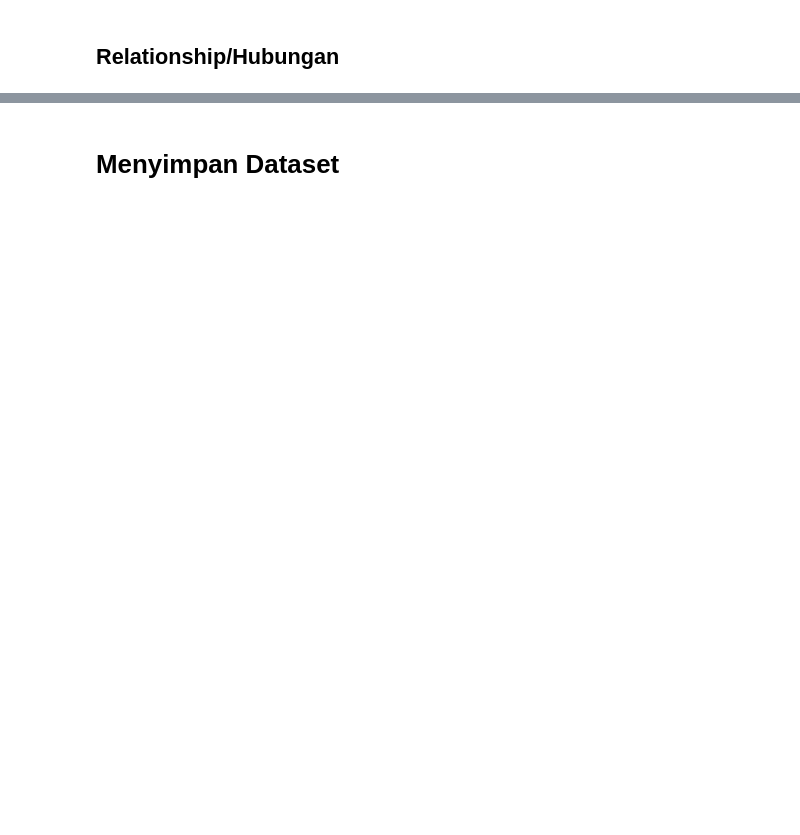
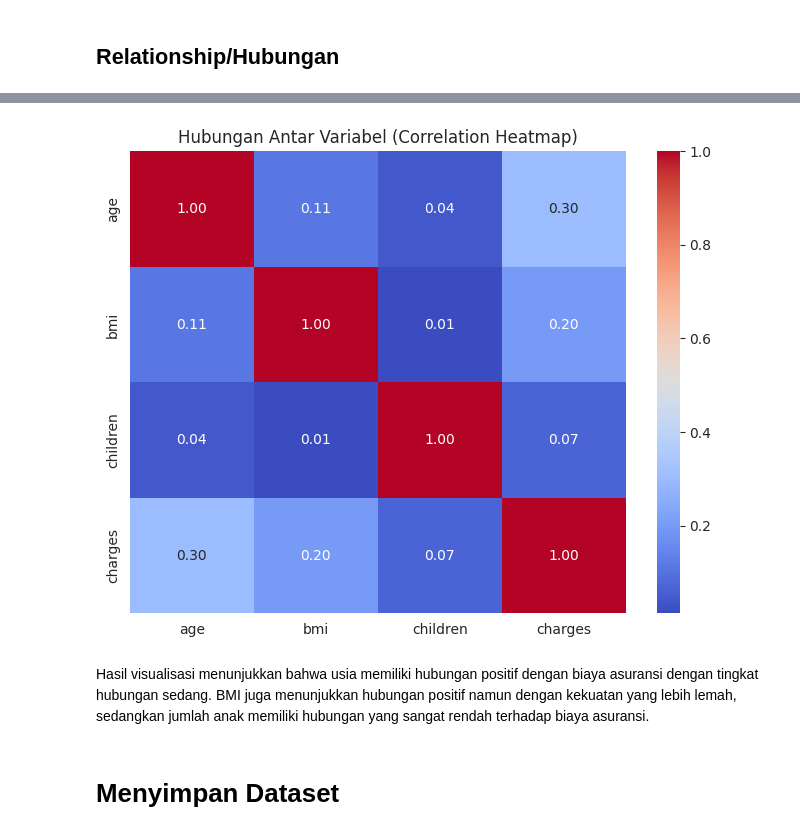
Before and after one commit to nbilaftrnii/CheckPoint-Analitik-Visualisasi-Data, a Jupyter notebook: CheckPoint 2/CheckPoint_2_Nabila_F.ipynb, the cells around one changed output, grey strips where cells are left out. Saved outputs shown, nothing was run; the diff lists cells and outputs as text; code cells hidden in the pictures; blank space fills up the shorter version.

```diff
--- a/CheckPoint 2/CheckPoint_2_Nabila_F.ipynb
+++ b/CheckPoint 2/CheckPoint_2_Nabila_F.ipynb
@@ -418,3 +520,19 @@ Scatter plot menunjukkan adanya hubungan positif antara usia dan biaya asuransi,
+# %%
+plt.figure(figsize=(8,6))
+
+numeric_df = df[['age', 'bmi', 'children', 'charges']]
+
+sns.heatmap(numeric_df.corr(),
+            annot=True,
+            cmap='coolwarm',
+            fmt=".2f")
+
+plt.title('Hubungan Antar Variabel (Correlation Heatmap)')
+plt.show()
+# %% [output]
+[figure, added]
+# %% [markdown]
+Hasil visualisasi menunjukkan bahwa usia memiliki hubungan positif dengan biaya asuransi dengan tingkat hubungan sedang. BMI juga menunjukkan hubungan positif namun dengan kekuatan yang lebih lemah, sedangkan jumlah anak memiliki hubungan yang sangat rendah terhadap biaya asuransi.
 # %% [markdown]
 # **Menyimpan Dataset**
 # %%
```
Also changed, not shown: parts of 18 cells of this notebook.
